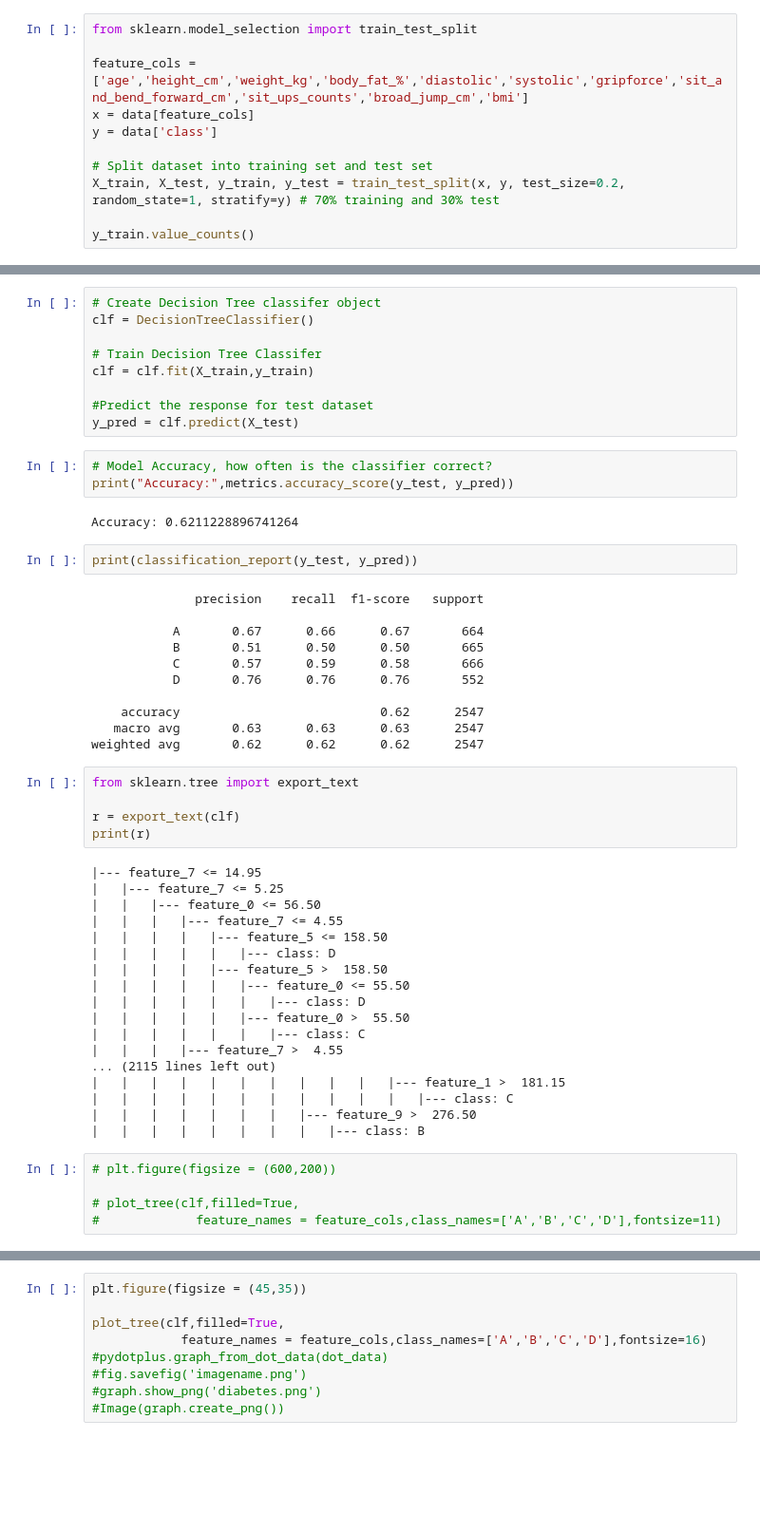
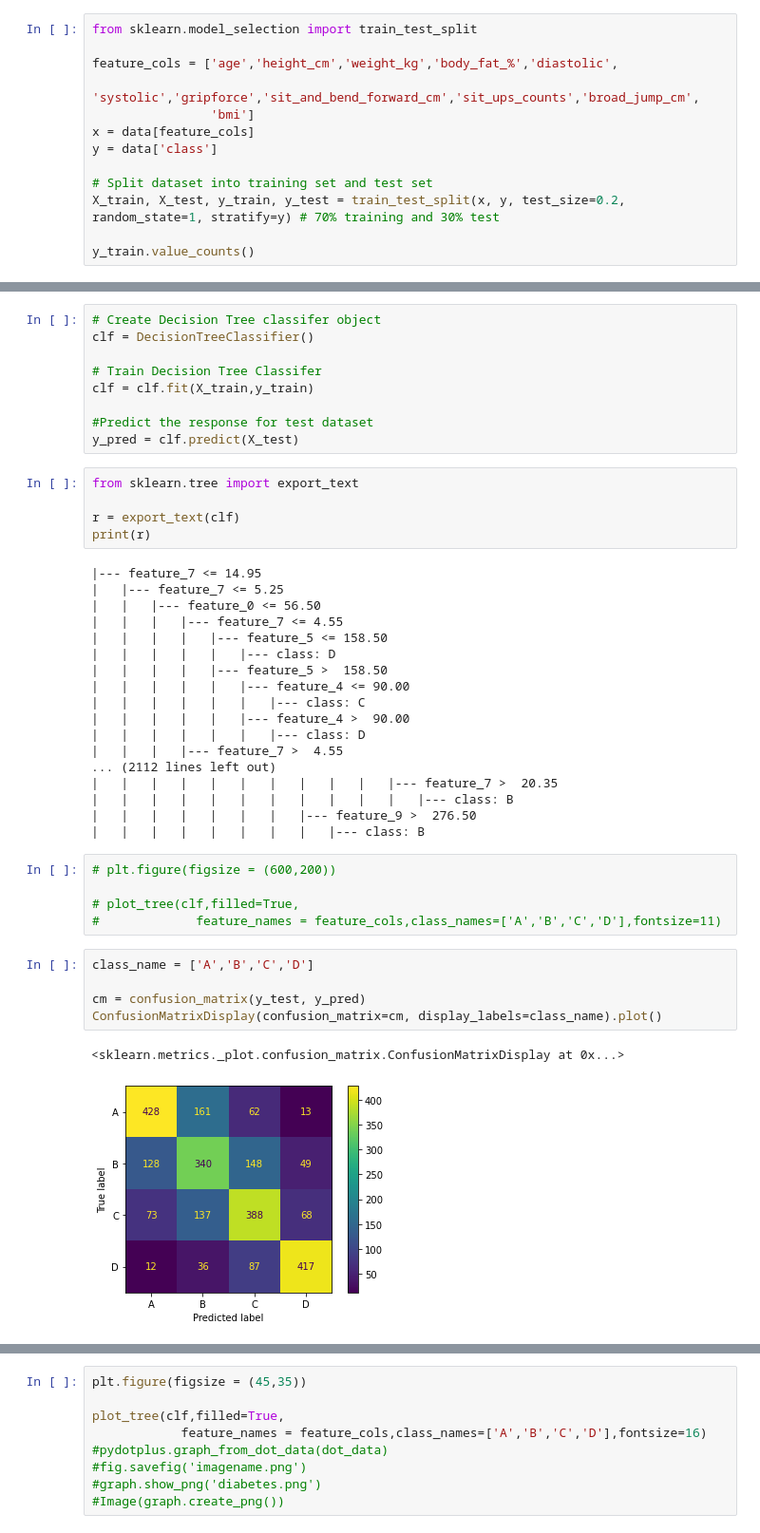
Before and after one commit to kookwangs/DataMiningProject, a Jupyter notebook: project_model.ipynb, the cells around one changed output, grey strips where cells are left out. Shown at 95% size. Cells and saved outputs as stored; diff of their text form; blank space fills up the shorter version.

Commit message:
Rearrange confusion matrix and results

```diff
--- a/project_model.ipynb
+++ b/project_model.ipynb
@@ -37,7 +38,9 @@ Name: class, dtype: int64
 # %%
 from sklearn.model_selection import train_test_split
 
-feature_cols = ['age','height_cm','weight_kg','body_fat_%','diastolic','systolic','gripforce','sit_and_bend_forward_cm','sit_ups_counts','broad_jump_cm','bmi']
+feature_cols = ['age','height_cm','weight_kg','body_fat_%','diastolic',
+                'systolic','gripforce','sit_and_bend_forward_cm','sit_ups_counts','broad_jump_cm',
+                'bmi']
 x = data[feature_cols]
 y = data['class']
 
@@ -66,24 +70,6 @@ clf = clf.fit(X_train,y_train)
 
 #Predict the response for test dataset
 y_pred = clf.predict(X_test)
-# %%
-# Model Accuracy, how often is the classifier correct?
-print("Accuracy:",metrics.accuracy_score(y_test, y_pred))
-# %% [output]
-Accuracy: 0.6211228896741264
-# %%
-print(classification_report(y_test, y_pred))
-# %% [output]
-              precision    recall  f1-score   support
-
-           A       0.67      0.66      0.67       664
-           B       0.51      0.50      0.50       665
-           C       0.57      0.59      0.58       666
-           D       0.76      0.76      0.76       552
-
-    accuracy                           0.62      2547
-   macro avg       0.63      0.63      0.63      2547
-weighted avg       0.62      0.62      0.62      2547
 # %%
 from sklearn.tree import export_text
 
@@ -97,14 +83,14 @@ print(r)
 |   |   |   |   |--- feature_5 <= 158.50
 |   |   |   |   |   |--- class: D
 |   |   |   |   |--- feature_5 >  158.50
-|   |   |   |   |   |--- feature_0 <= 55.50
+|   |   |   |   |   |--- feature_4 <= 90.00
+|   |   |   |   |   |   |--- class: C
+|   |   |   |   |   |--- feature_4 >  90.00
 |   |   |   |   |   |   |--- class: D
-|   |   |   |   |   |--- feature_0 >  55.50
-|   |   |   |   |   |   |--- class: C
 |   |   |   |--- feature_7 >  4.55
-... (2115 lines left out)
-|   |   |   |   |   |   |   |   |   |   |--- feature_1 >  181.15
-|   |   |   |   |   |   |   |   |   |   |   |--- class: C
+... (2112 lines left out)
+|   |   |   |   |   |   |   |   |   |   |--- feature_7 >  20.35
+|   |   |   |   |   |   |   |   |   |   |   |--- class: B
 |   |   |   |   |   |   |   |--- feature_9 >  276.50
 |   |   |   |   |   |   |   |   |--- class: B
 # %%
@@ -112,3 +98,11 @@ print(r)
 
 # plot_tree(clf,filled=True,
 #             feature_names = feature_cols,class_names=['A','B','C','D'],fontsize=11)
+# %%
+class_name = ['A','B','C','D']
+
+cm = confusion_matrix(y_test, y_pred)
+ConfusionMatrixDisplay(confusion_matrix=cm, display_labels=class_name).plot()
+# %% [output]
+<sklearn.metrics._plot.confusion_matrix.ConfusionMatrixDisplay at 0x...>
+[figure, added]
```
Also changed, not shown: parts of 16 cells of this notebook.
